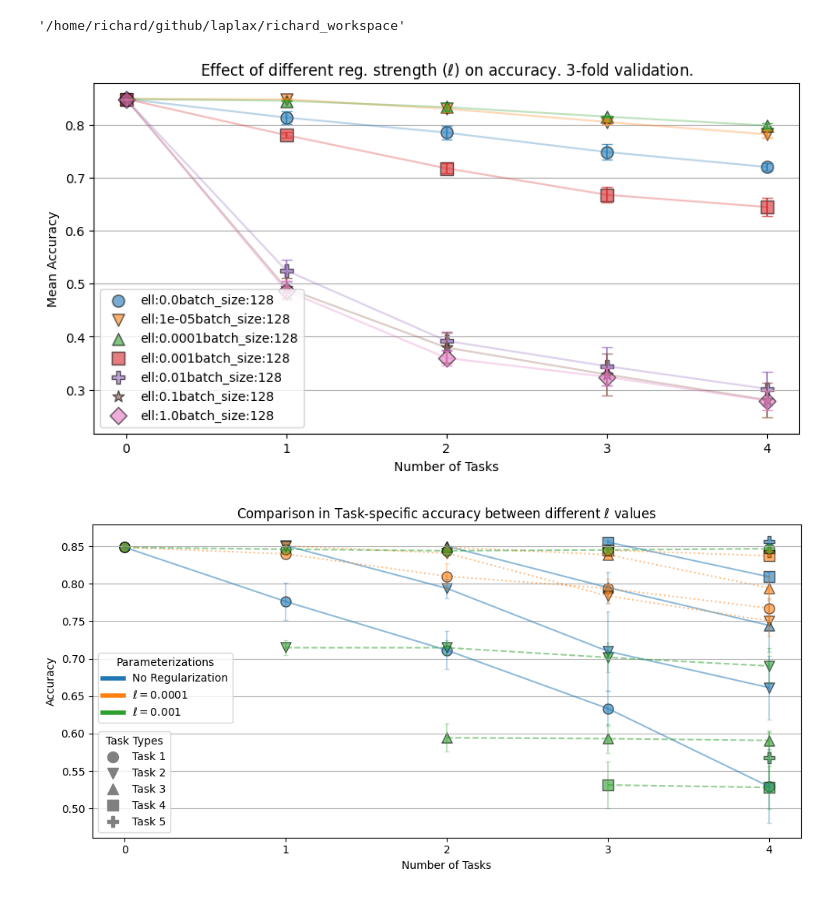
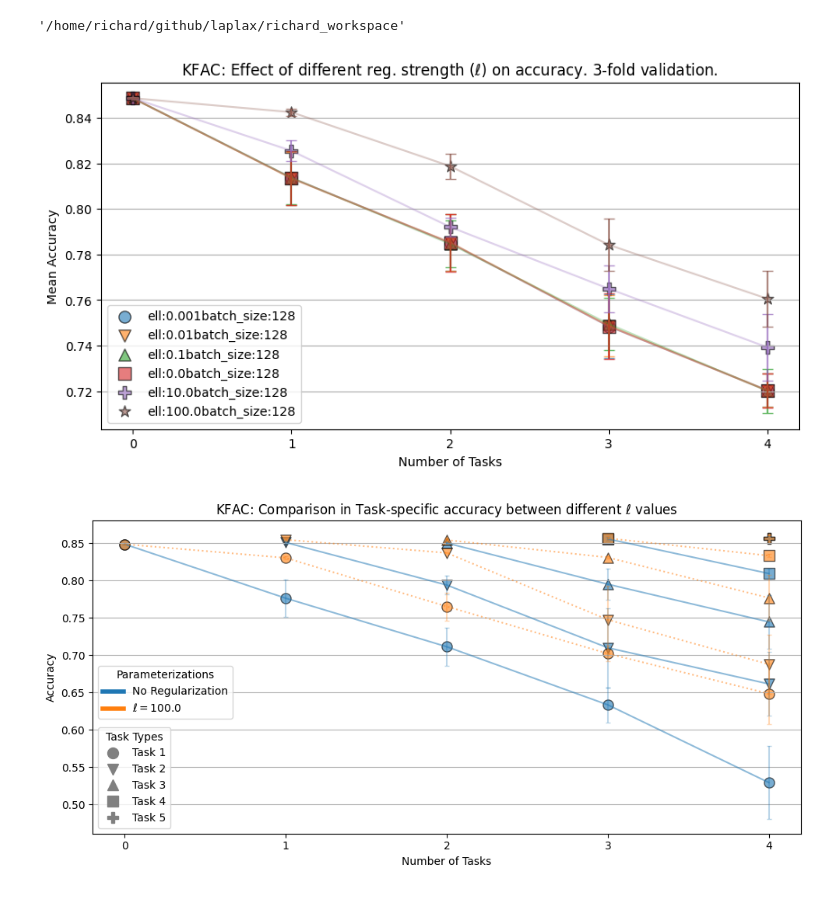
Before and after one commit to laplax-org/laplax, a Jupyter notebook: richard_workspace/tmpplots3.ipynb, the cells around one changed output. Saved outputs shown, nothing was run; the diff lists cells and outputs as text; code cells hidden in the pictures.

Commit message:
kfac and some more plots

```diff
--- a/richard_workspace/tmpplots3.ipynb
+++ b/richard_workspace/tmpplots3.ipynb
@@ -7,7 +7,7 @@ os.getcwd()
 # %% [output]
 '/home/richard/github/laplax/richard_workspace'
 # %%
-with open('../data/exp/20250611/ggn_lambda.json', 'r') as file:
+with open('../data/exp/20250611/kfac_lambda.json', 'r') as file:
     d = json.load(file)
 # %%
 import matplotlib.pyplot as plt
@@ -24,37 +24,37 @@ colors = dict(
     )
 )
 markers = dict(
     zip(
-        list(d.keys()), ["o", "v", "^", "s", "P", "*", "D"]
+        list(d.keys()), ["o", "v", "^", "s", "P", "*", "D", "H"]
     )
 )
 
 assert len(markers) == len(d.keys())
 
 for label in d.keys():
     raccus, hist_accus = d[label]['raccu'], d[label]['hists']
     means = np.array([[np.mean(r) for r in rr] for rr in raccus])
     stds = means.std(axis=0)
     means = means.mean(axis=0) # sum away the "repetition" axis
 
     xvals = np.linspace(0, 4, 5)
     axs.scatter(xvals, means, marker=markers[label], color=colors[label], label=label, s=90, edgecolors='black', alpha=0.6)
     axs.plot(xvals, means, color=colors[label], alpha=0.3)
     axs.errorbar(xvals, means, yerr=stds, fmt='none', ecolor=colors[label], capsize=4, alpha=0.7)
 
 
 axs.set_xticks(np.arange(5), np.arange(5))
 axs.grid(axis='y')
 
-plt.title('Effect of different reg. strength ($\\ell$) on accuracy. 3-fold validation.')
+plt.title('KFAC: Effect of different reg. strength ($\\ell$) on accuracy. 3-fold validation.')
 plt.ylabel('Mean Accuracy')
 plt.xlabel("Number of Tasks")
 
 axs.legend(loc='lower left')
-plt.savefig('different_ells.png', dpi=300, bbox_inches='tight')
+plt.savefig('kfac_fisher_different_ells.png', dpi=300, bbox_inches='tight')
 plt.show()
 # %% [output]
-[figure, old version]
+[figure, new version]
 # %%
 def means_and_stds_transposed(i : int):
     raccu = d[list(d.keys())[i]]['raccu']
@@ -86,9 +86,9 @@ colors = get_n_colors(3)
 markers = ["o", "v", "^", "s", "P"]
 linestyles = ['solid', 'dotted', 'dashed']
 task_labels = ['Task {}'.format(i+1) for i in range(len(markers))]
-param_labels = ['No Regularization', '$\\ell=0.0001$', '$\\ell=0.001$']
+param_labels = ['No Regularization', '$\\ell=100.0$']
 
-for color_idx, exp_index in enumerate([0, 2, 3]):
+for color_idx, exp_index in enumerate([3, 5]):
     means_t, stds_t = means_and_stds_transposed(i=exp_index)
     for i, (m, s) in enumerate(zip(means_t, stds_t)):
         xs = range(i, len(means_t))
@@ -97,7 +97,7 @@ for color_idx, exp_index in enumerate([0, 2, 3]):
         ax.errorbar(xs, m, yerr=s, fmt='none', ecolor=colors[color_idx], capsize=2, alpha=0.3)
 
 ax.grid(axis='y')
-plt.title('Comparison in Task-specific accuracy between different $\\ell$ values')
+plt.title('KFAC: Comparison in Task-specific accuracy between different $\\ell$ values')
 plt.ylabel('Accuracy')
 plt.xlabel('Number of Tasks')
 
@@ -114,7 +114,7 @@ legend2 = ax.legend(handles=color_handles, title='Parameterizations', loc='lower
 
 ax.set_xticks(np.arange(5), np.arange(5))
 plt.tight_layout()
-plt.savefig('ell_versus_task_specific_accuracy.png', dpi=300, bbox_inches='tight')
+plt.savefig('kfac_ell_versus_task_specific_accuracy.png', dpi=300, bbox_inches='tight')
 plt.show()
 # %% [output]
-[figure, old version]
+[figure, new version]
```
Also changed, not shown: 9 other files.
